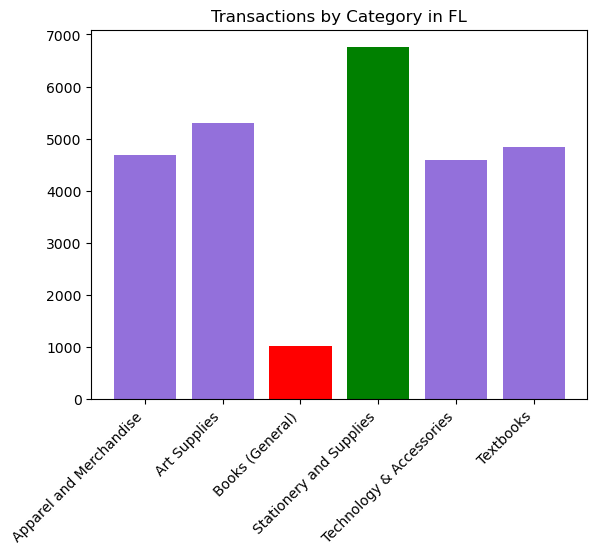
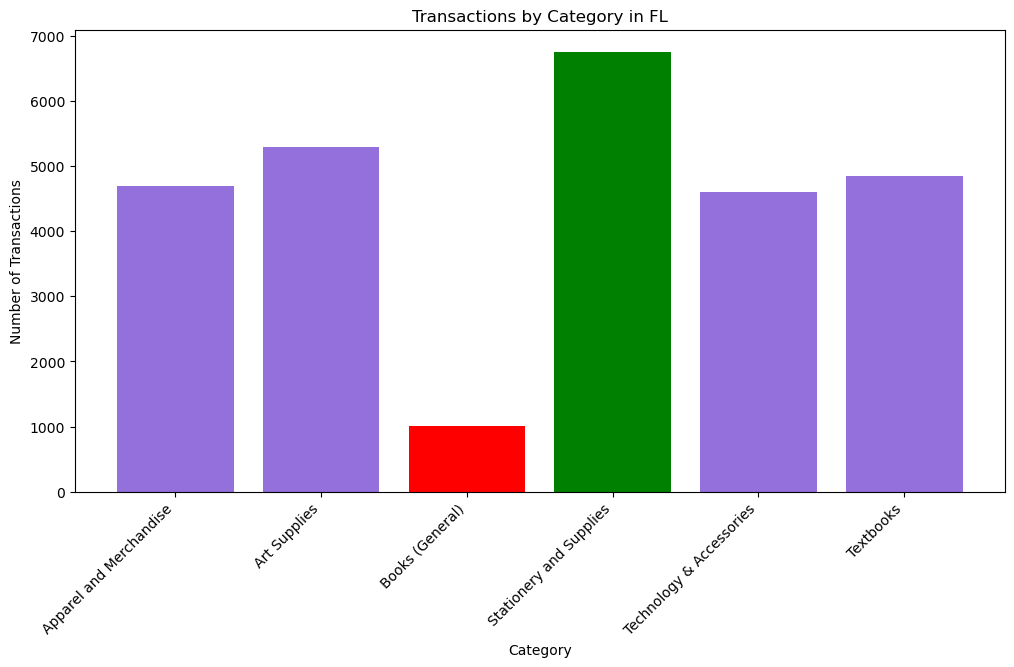
Unified diff of the notebook cell whose output changed from the first chart to the second:
--- before
+++ after
@@ -1,2 +1,3 @@
+plt.figure(figsize=(12, 6))
 plt.title("Transactions by Category in FL") # title of bar chart
 
@@ -11,5 +12,7 @@
     ]
 )
-
+plt.xlabel('Category')
+plt.ylabel('Number of Transactions')
 plt.xticks(rotation=45, ha='right', fontsize=10) # make the category names easy to read
 plt.show()
+plt.savefig('Transactions by Category in FL.png')

Commit: finished capstone questions